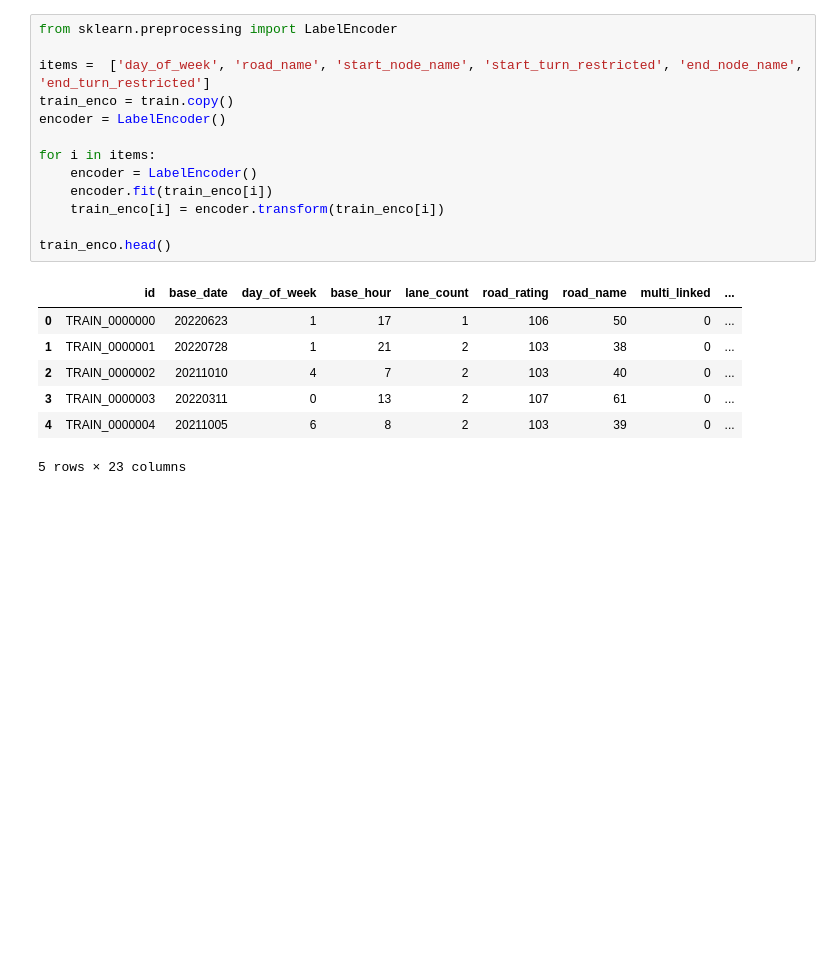
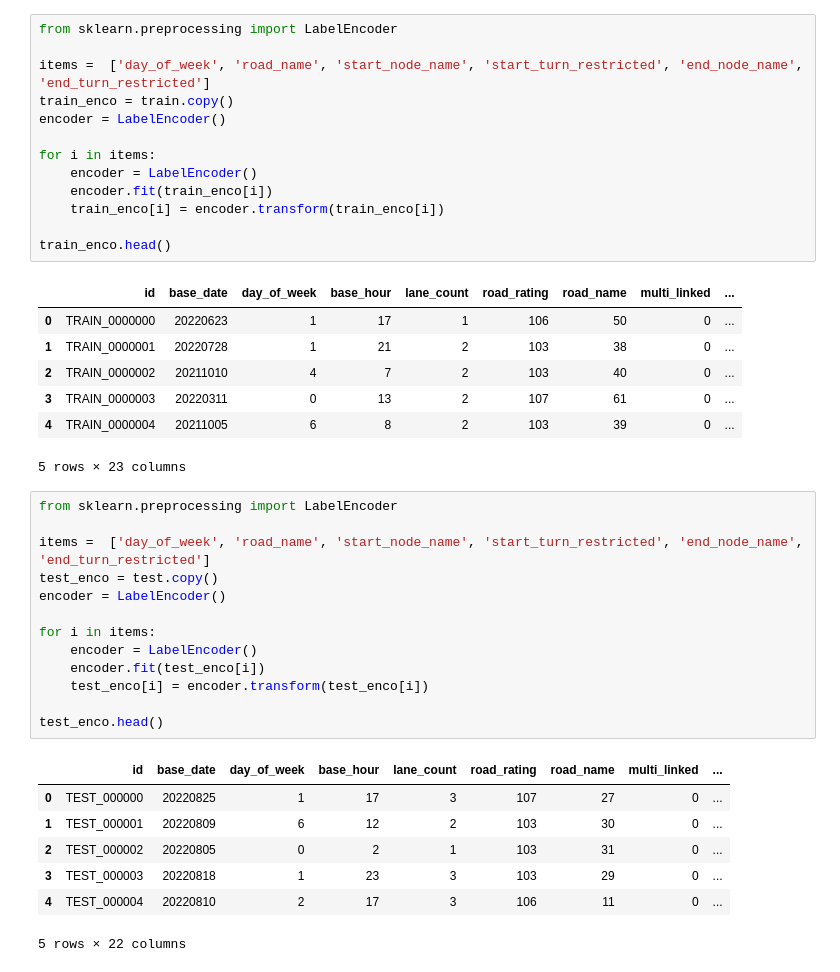
Before and after one commit to UGeunJi/Jeju_Island_Road_Traffic_Prediction_with_ML, a Jupyter notebook: 양효준/JEJU_ Preprocess.ipynb, the cells around one changed output. Saved outputs shown, nothing was run; the diff lists cells and outputs as text; blank space fills up the shorter version.

```diff
--- a/양효준/JEJU_ Preprocess.ipynb
+++ b/양효준/JEJU_ Preprocess.ipynb
@@ -437,3 +437,24 @@ train_enco.head()
 | 3 | TRAIN_0000003 | 20220311 | 0 | 13 | 2 | 107 | 61 | 0 | ... |
 | 4 | TRAIN_0000004 | 20211005 | 6 | 8 | 2 | 103 | 39 | 0 | ... |
 5 rows × 23 columns
+# %%
+from sklearn.preprocessing import LabelEncoder
+
+items =  ['day_of_week', 'road_name', 'start_node_name', 'start_turn_restricted', 'end_node_name', 'end_turn_restricted']
+test_enco = test.copy()
+encoder = LabelEncoder()
+
+for i in items:
+    encoder = LabelEncoder()
+    encoder.fit(test_enco[i])
+    test_enco[i] = encoder.transform(test_enco[i])
+
+test_enco.head()
+# %% [output]
+|  | id | base_date | day_of_week | base_hour | lane_count | road_rating | road_name | multi_linked | ... |
+| 0 | TEST_000000 | 20220825 | 1 | 17 | 3 | 107 | 27 | 0 | ... |
+| 1 | TEST_000001 | 20220809 | 6 | 12 | 2 | 103 | 30 | 0 | ... |
+| 2 | TEST_000002 | 20220805 | 0 | 2 | 1 | 103 | 31 | 0 | ... |
+| 3 | TEST_000003 | 20220818 | 1 | 23 | 3 | 103 | 29 | 0 | ... |
+| 4 | TEST_000004 | 20220810 | 2 | 17 | 3 | 106 | 11 | 0 | ... |
+5 rows × 22 columns
```
